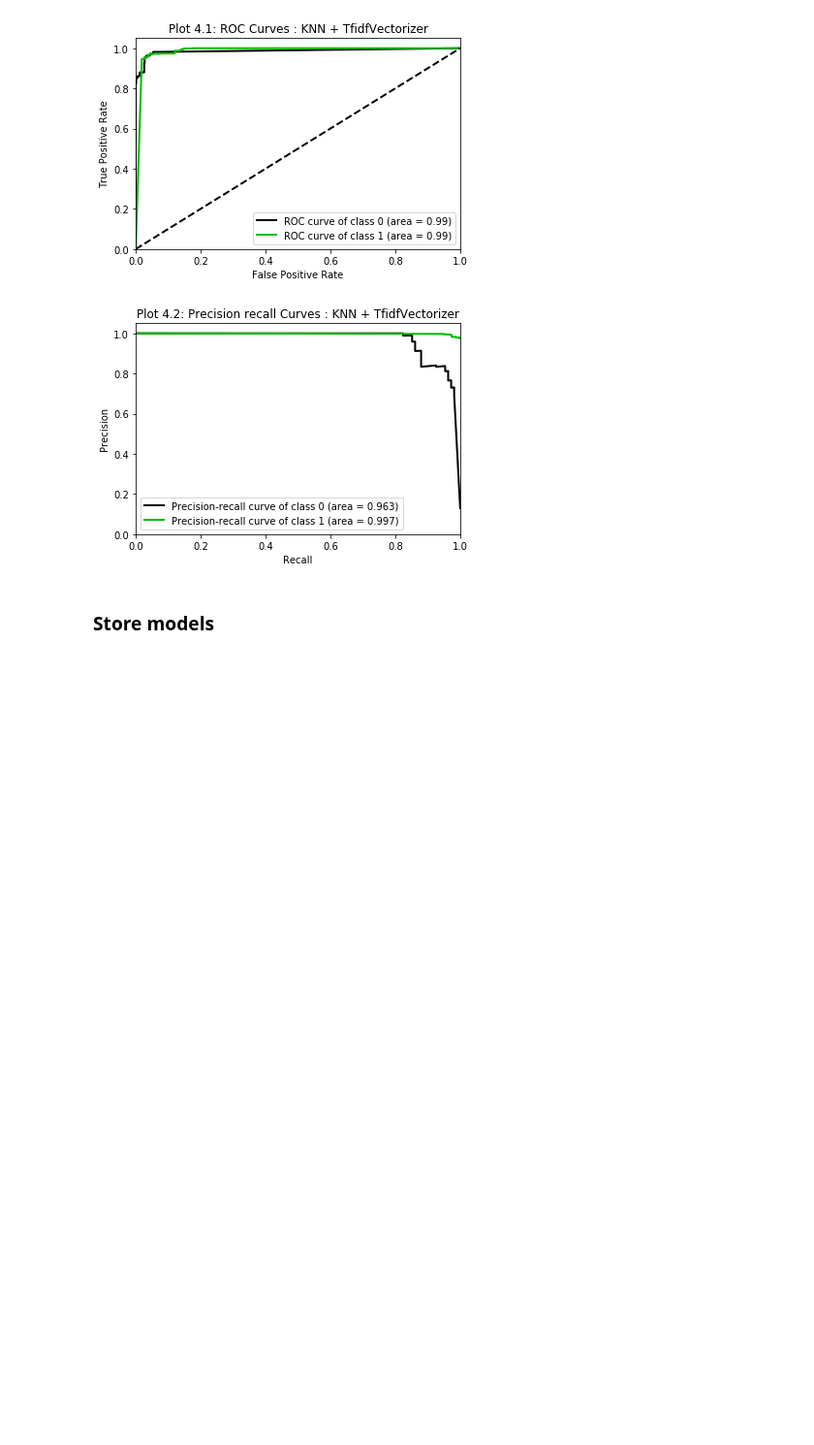
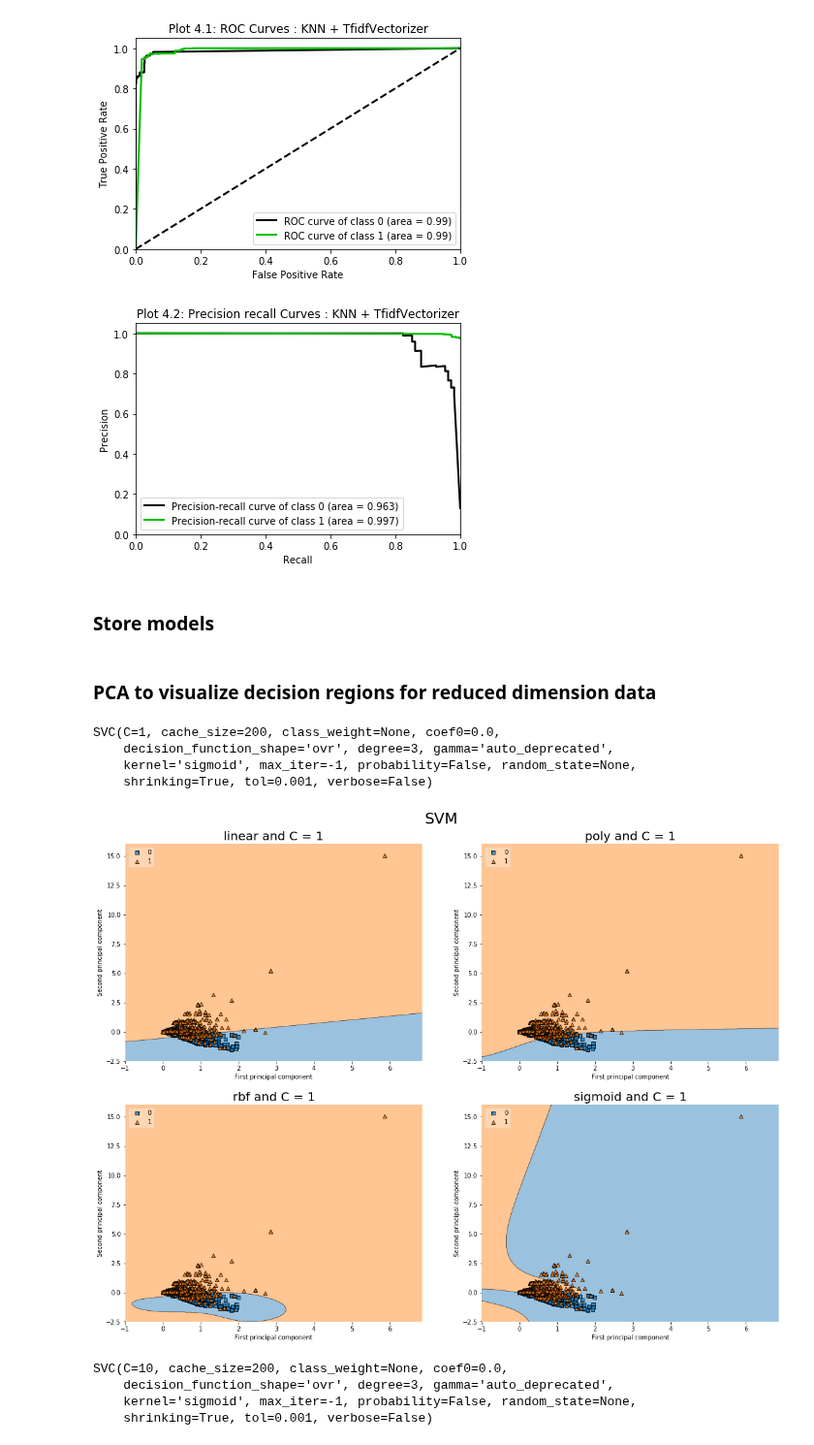
Before and after one commit to ECS171-Project/Final-project, a Jupyter notebook: SVC and KNN.ipynb, the cells around one changed output. Shown at 97% size. Drawn from its saved outputs; the diff is of its cells as text; code cells hidden in the pictures; blank space fills up the shorter version.

Commit message:
added plot of decision region

```diff
--- a/SVC and KNN.ipynb
+++ b/SVC and KNN.ipynb
@@ -519,3 +521,82 @@ with open('svc_model/svc_tfid.pkl','wb') as f:
 
 with open('knn_model/knn_tfid.pkl','wb') as f:
     pickle.dump((M4), f)
+# %% [markdown]
+### PCA to visualize decision regions for reduced dimension data
+# %%
+#run pca on data to filter and get 2 frist principal components
+#to train the model with the 2 frist principal components to plot decision regions
+n = np.arange(0, X_tr.shape[0], 1)
+
+pca = TruncatedSVD(n_components=2)
+X_tr_reduced = pca.fit_transform(X_tr[n])
+# %%
+# train SVC with 4 different kernel and C = 1 with reduced training data
+M5 = LinearSVC(C = 5)
+M5.fit(X_tr_reduced, np.array(y_tr)[n])
+
+M6 = SVC(kernel = 'poly', C = 1)
+M6.fit(X_tr_reduced, np.array(y_tr)[n])
+
+M7 = SVC(kernel = 'rbf', C = 1)
+M7.fit(X_tr_reduced, np.array(y_tr)[n])
+
+M8 = SVC(kernel = 'sigmoid', C = 1)
+M8.fit(X_tr_reduced, np.array(y_tr)[n])
+# %% [output]
+SVC(C=1, cache_size=200, class_weight=None, coef0=0.0,
+    decision_function_shape='ovr', degree=3, gamma='auto_deprecated',
+    kernel='sigmoid', max_iter=-1, probability=False, random_state=None,
+    shrinking=True, tol=0.001, verbose=False)
+# %%
+#plot 4 plots of decision regions
+fig = plt.figure(figsize = [6.4*3, 4.8*3])
+
+plt.suptitle('SVM', fontsize=25, y = 0.93)
+
+plt.subplot(2, 2, 1)
+fig1 = plot_decision_regions(X_tr_reduced, np.array(y_tr)[n], clf=M5, legend=2)
+plt.title('linear and C = 1', fontsize=20)
+plt.xlabel('First principal component')
+plt.ylabel('Second principal component')
+
+plt.subplot(2, 2, 2)
+fig1 = plot_decision_regions(X_tr_reduced, np.array(y_tr)[n], clf=M6, legend=2)
+plt.title('poly and C = 1', fontsize=20)
+plt.xlabel('First principal component')
+plt.ylabel('Second principal component')
+
+plt.subplot(2, 2, 3)
+fig1 = plot_decision_regions(X_tr_reduced, np.array(y_tr)[n], clf=M7, legend=2)
+plt.title('rbf and C = 1', fontsize=20)
+plt.xlabel('First principal component')
+plt.ylabel('Second principal component')
+
+plt.subplot(2, 2, 4)
+fig1 = plot_decision_regions(X_tr_reduced, np.array(y_tr)[n], clf=M8, legend=2)
+plt.title('sigmoid and C = 1', fontsize=20)
+plt.xlabel('First principal component')
+plt.ylabel('Second principal component')
+
+plt.show()
+fig.savefig('pca_SVM_c1.png')
+# %% [output]
+[figure, added]
+# %%
+# train SVC with 4 different kernel and C = 10 with reduced training data
+M9 = LinearSVC(C = 5)
+M9.fit(X_tr_reduced, np.array(y_tr)[n])
+
+M10 = SVC(kernel = 'poly', C = 10)
+M10.fit(X_tr_reduced, np.array(y_tr)[n])
+
+M11 = SVC(kernel = 'rbf', C = 10)
+M11.fit(X_tr_reduced, np.array(y_tr)[n])
+
+M12 = SVC(kernel = 'sigmoid', C = 10)
+M12.fit(X_tr_reduced, np.array(y_tr)[n])
+# %% [output]
+SVC(C=10, cache_size=200, class_weight=None, coef0=0.0,
+    decision_function_shape='ovr', degree=3, gamma='auto_deprecated',
+    kernel='sigmoid', max_iter=-1, probability=False, random_state=None,
+    shrinking=True, tol=0.001, verbose=False)
```
Also changed, not shown: parts of 4 cells of this notebook, 3 other files.
